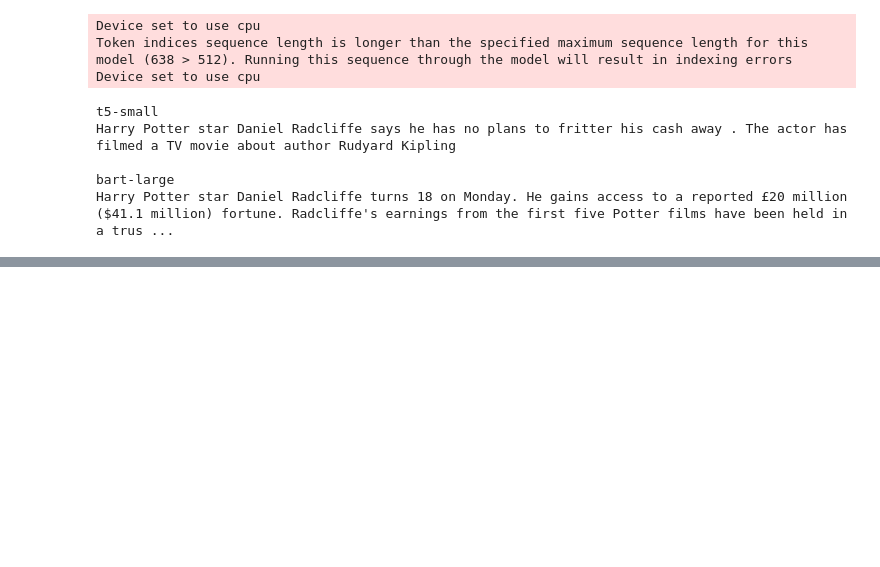
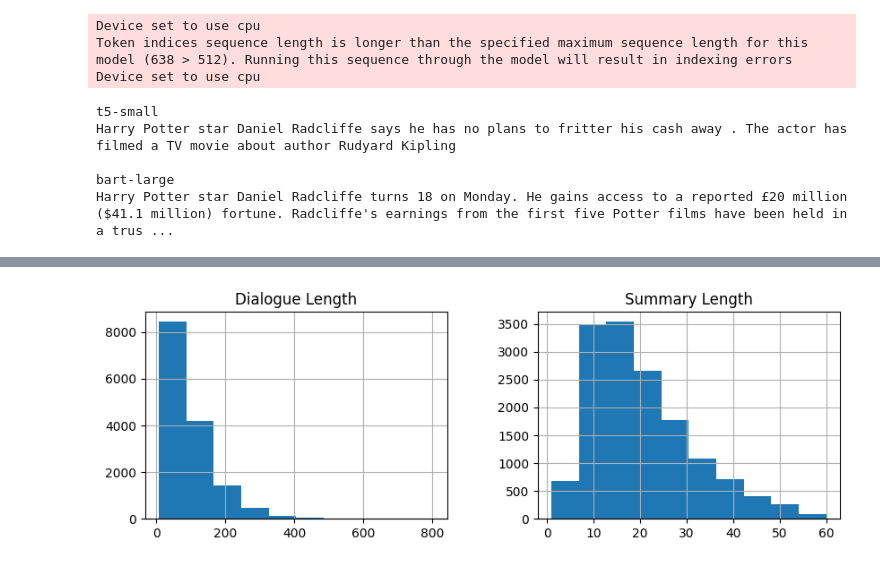
Before and after one commit to saba-ramezani/Fine_Tuning_T5_for_Samsum_Dialogue_Summarization, a Jupyter notebook: Fine_Tuning_T5_for_Samsum_Dialogue_Summarization.ipynb, the cells around one changed output, grey strips where cells are left out. Drawn from its saved outputs; the diff is of its cells as text; code cells hidden in the pictures; blank space fills up the shorter version.

Commit message:
Load samsum dataset, remove null rows and analyze dataset

```diff
--- a/Fine_Tuning_T5_for_Samsum_Dialogue_Summarization.ipynb
+++ b/Fine_Tuning_T5_for_Samsum_Dialogue_Summarization.ipynb
@@ -63,0 +68,3 @@ Harry Potter star Daniel Radcliffe turns 18 on Monday. He gains access to a repo
+# %%
+samsum = load_dataset("knkarthick/samsum")
+samsum
@@ -63,0 +161,12 @@ Harry Potter star Daniel Radcliffe turns 18 on Monday. He gains access to a repo
+# %%
+dialogue_len = [len(x['dialogue'].split()) for x in samsum_clean['train']]
+summary_len = [len(x['summary'].split()) for x in samsum_clean['train']]
+# %%
+import pandas as pd
+
+data = pd.DataFrame([dialogue_len, summary_len]).T
+data.columns = ['Dialogue Length', 'Summary Length']
+
+data.hist(figsize=(10,3));
+# %% [output]
+[figure, added]
```
Also changed, not shown: parts of 6 cells of this notebook.
